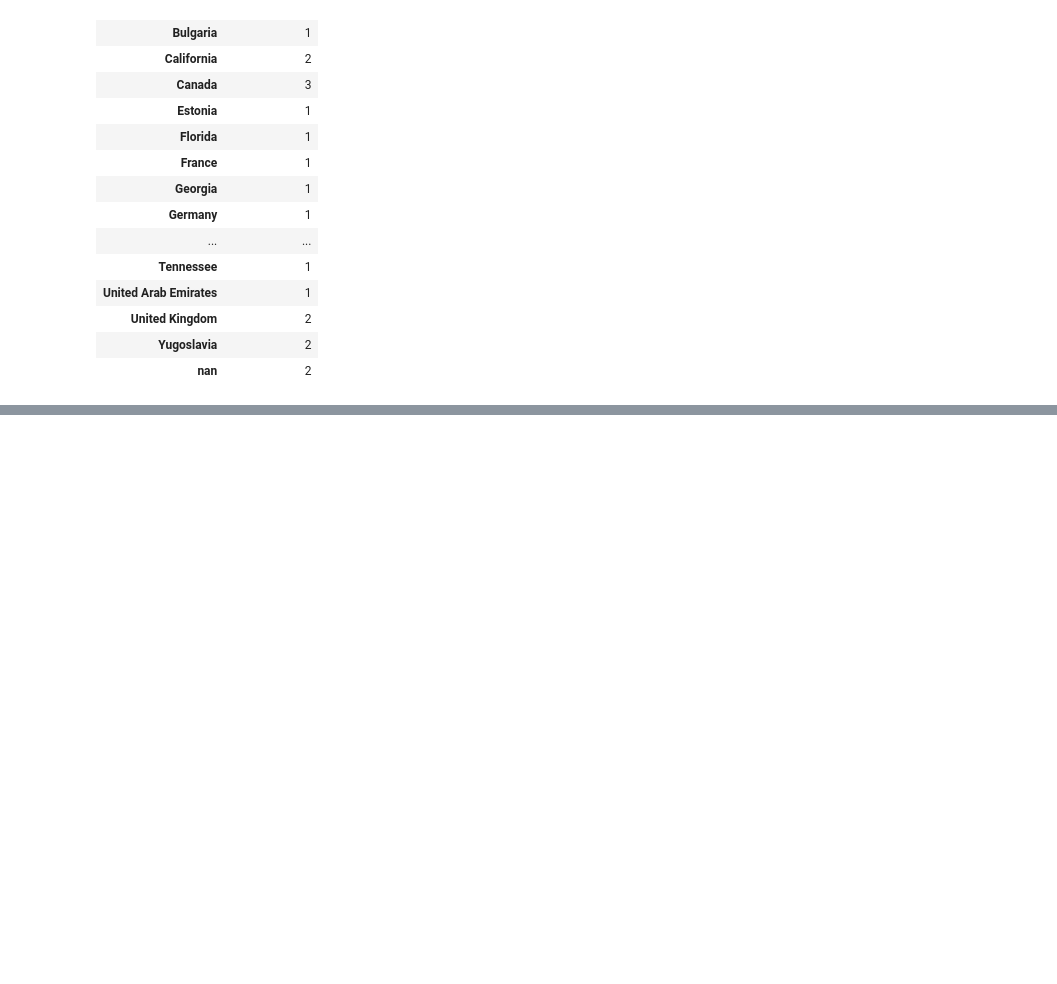
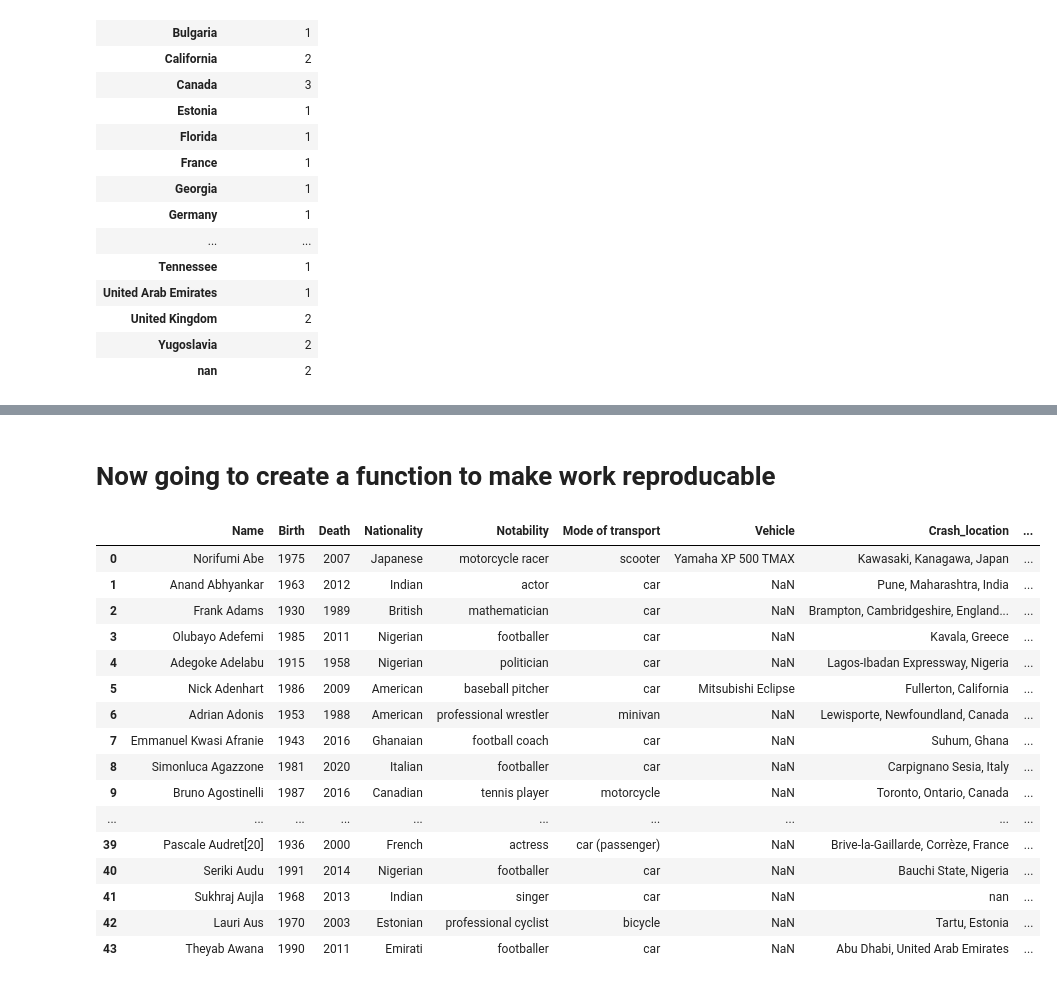
Before and after one commit to george887/MY_EXCERCISE, a Jupyter notebook: car_accident_data.ipynb, the cells around one changed output, grey strips where cells are left out. Cells and saved outputs as stored; diff of their text form; code cells hidden in the pictures; blank space fills up the shorter version.

Commit message:
created function and working on for loop

```diff
--- a/car_accident_data.ipynb
+++ b/car_accident_data.ipynb
@@ -305,0 +303,39 @@ ValueError: Wrong number of items passed 3, placement implies 1
+# %% [markdown]
+# Now going to create a function to make work reproducable
+# %%
+def a_names_table(url,tables):
+    '''
+    This equation takes in a url and a tables pandas df to create the inital table df. Then it is edited to
+    digest easier
+    '''
+    df = tables[0]
+    age = [int(sub.split(' ')[0]) for sub in df.Aged]
+    df['Age'] = age
+    df = df.rename(columns={"Crash location": 'Crash_location'})
+    df = df.drop(columns={'Aged'})
+    df = df[df['Birth'].notna()]
+    df['Birth'] = df.Birth.astype('int64')
+    type(df.Crash_location[0])
+    df['Crash_location'] = df.Crash_location.astype(str)
+    df['Country'] = df.apply(lambda row: row['Crash_location'].split(', ')[-1], axis=1)
+    return df
+# %%
+a_names_table(url,tables)
+# %% [output]
+|  | Name | Birth | Death | Nationality | Notability | Mode of transport | Vehicle | Crash_location | ... |
+| 0 | Norifumi Abe | 1975 | 2007 | Japanese | motorcycle racer | scooter | Yamaha XP 500 TMAX | Kawasaki, Kanagawa, Japan | ... |
+| 1 | Anand Abhyankar | 1963 | 2012 | Indian | actor | car | NaN | Pune, Maharashtra, India | ... |
+| 2 | Frank Adams | 1930 | 1989 | British | mathematician | car | NaN | Brampton, Cambridgeshire, England... | ... |
+| 3 | Olubayo Adefemi | 1985 | 2011 | Nigerian | footballer | car | NaN | Kavala, Greece | ... |
+| 4 | Adegoke Adelabu | 1915 | 1958 | Nigerian | politician | car | NaN | Lagos-Ibadan Expressway, Nigeria | ... |
+| 5 | Nick Adenhart | 1986 | 2009 | American | baseball pitcher | car | Mitsubishi Eclipse | Fullerton, California | ... |
+| 6 | Adrian Adonis | 1953 | 1988 | American | professional wrestler | minivan | NaN | Lewisporte, Newfoundland, Canada | ... |
+| 7 | Emmanuel Kwasi Afranie | 1943 | 2016 | Ghanaian | football coach | car | NaN | Suhum, Ghana | ... |
+| 8 | Simonluca Agazzone | 1981 | 2020 | Italian | footballer | car | NaN | Carpignano Sesia, Italy | ... |
+| 9 | Bruno Agostinelli | 1987 | 2016 | Canadian | tennis player | motorcycle | NaN | Toronto, Ontario, Canada | ... |
+| ... | ... | ... | ... | ... | ... | ... | ... | ... | ... |
+| 39 | Pascale Audret[20] | 1936 | 2000 | French | actress | car (passenger) | NaN | Brive-la-Gaillarde, Corrèze, France | ... |
+| 40 | Seriki Audu | 1991 | 2014 | Nigerian | footballer | car | NaN | Bauchi State, Nigeria | ... |
+| 41 | Sukhraj Aujla | 1968 | 2013 | Indian | singer | car | NaN | nan | ... |
+| 42 | Lauri Aus | 1970 | 2003 | Estonian | professional cyclist | bicycle | NaN | Tartu, Estonia | ... |
+| 43 | Theyab Awana | 1990 | 2011 | Emirati | footballer | car | NaN | Abu Dhabi, United Arab Emirates | ... |
```
Also changed, not shown: parts of 13 cells of this notebook.
